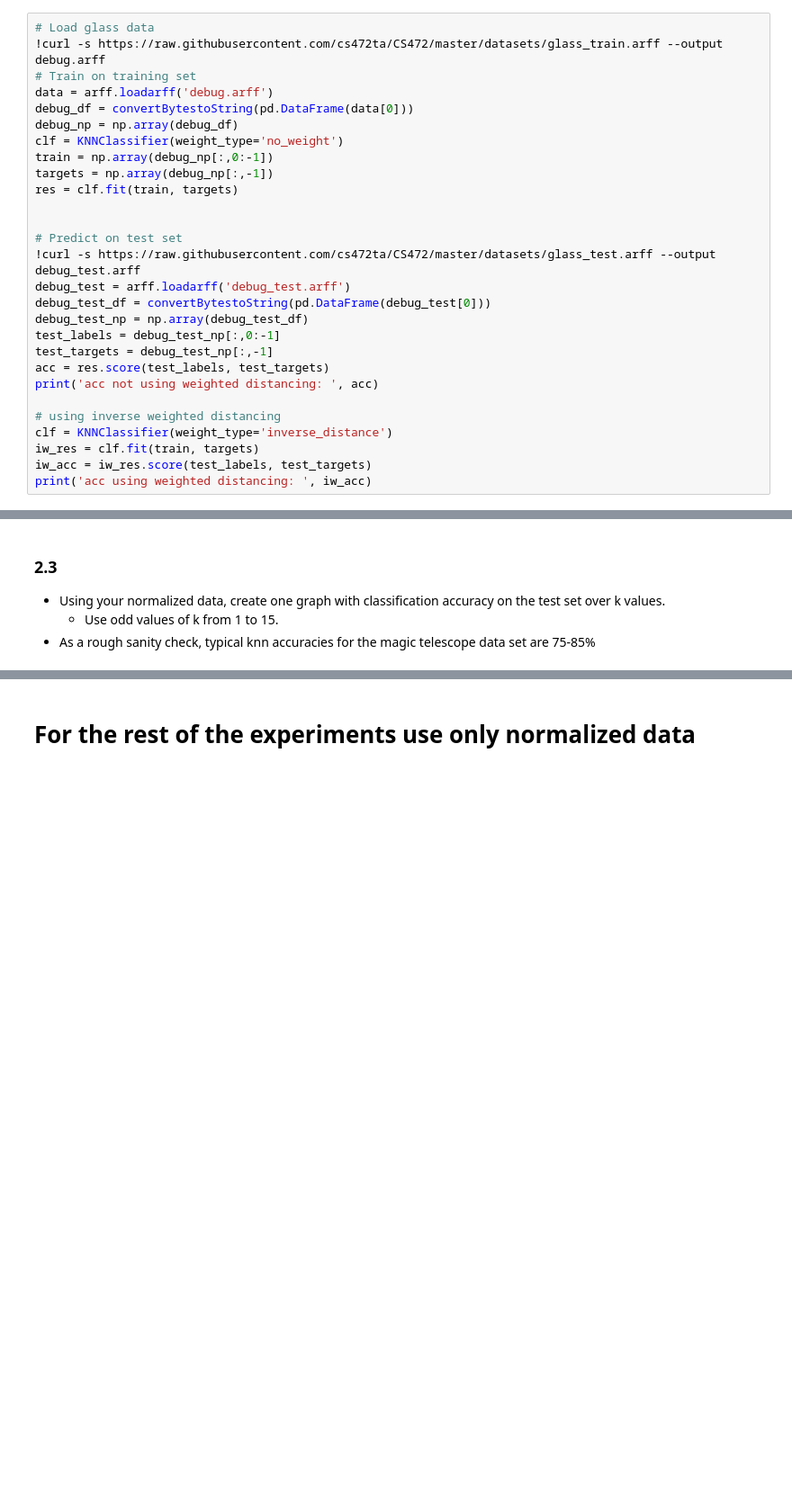
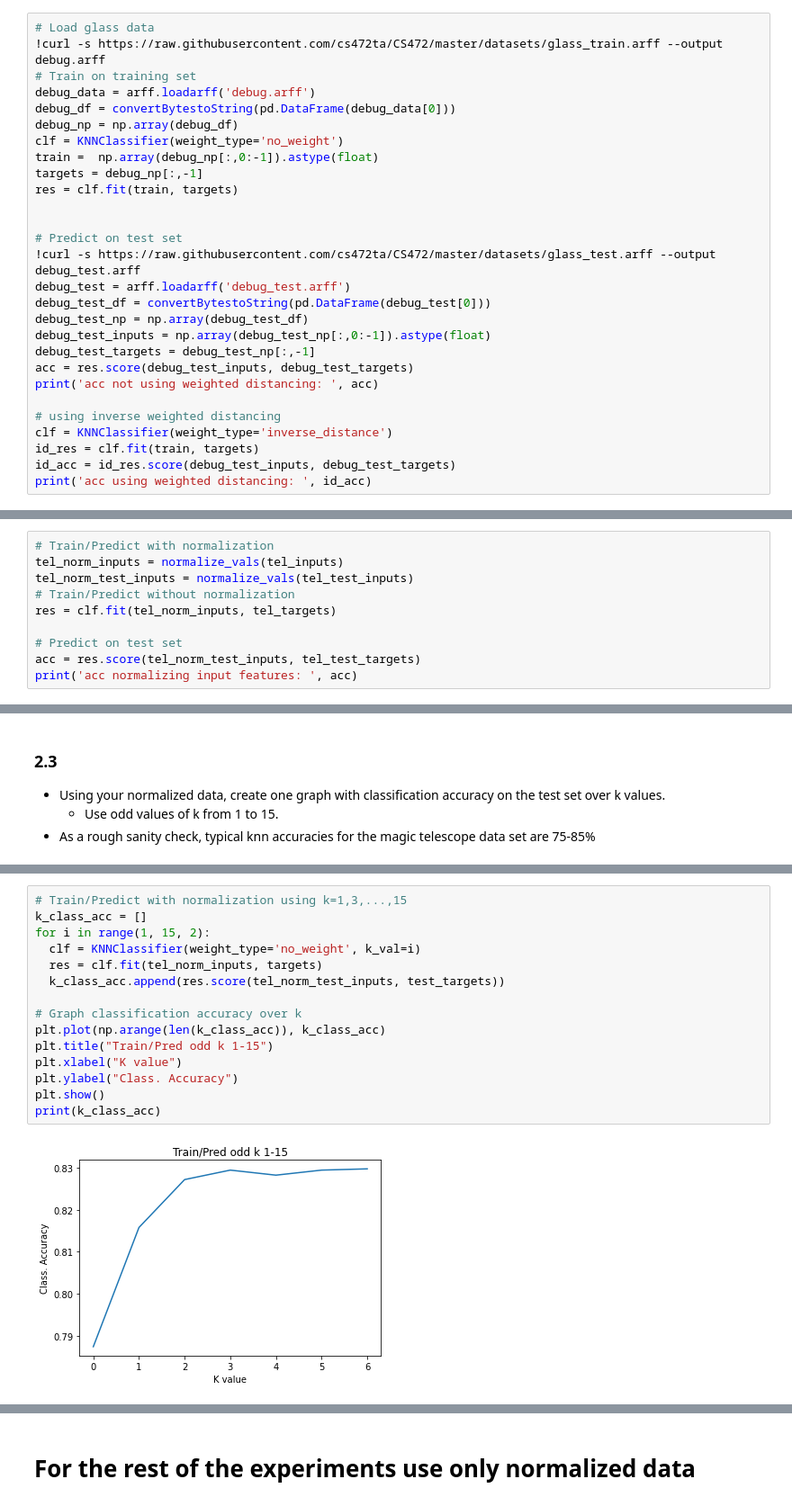
Before and after one commit to alexheiner/CS472-Labs, a Jupyter notebook: Lab4/lab_4_knn.ipynb, the cells around one changed output, grey strips where cells are left out. Shown at 90% size. Drawn from its saved outputs; the diff is of its cells as text; blank space fills up the shorter version.

```diff
--- a/Lab4/lab_4_knn.ipynb
+++ b/Lab4/lab_4_knn.ipynb
@@ -175,12 +174,12 @@ def convertBytestoString(df):
 # Load glass data
 !curl -s https://raw.githubusercontent.com/cs472ta/CS472/master/datasets/glass_train.arff --output debug.arff
 # Train on training set
-data = arff.loadarff('debug.arff')
-debug_df = convertBytestoString(pd.DataFrame(data[0]))
+debug_data = arff.loadarff('debug.arff')
+debug_df = convertBytestoString(pd.DataFrame(debug_data[0]))
 debug_np = np.array(debug_df)
 clf = KNNClassifier(weight_type='no_weight')
-train = np.array(debug_np[:,0:-1])
-targets = np.array(debug_np[:,-1])
+train =  np.array(debug_np[:,0:-1]).astype(float)
+targets = debug_np[:,-1]
 res = clf.fit(train, targets)
 
 
@@ -189,16 +188,16 @@ res = clf.fit(train, targets)
 debug_test = arff.loadarff('debug_test.arff')
 debug_test_df = convertBytestoString(pd.DataFrame(debug_test[0]))
 debug_test_np = np.array(debug_test_df)
-test_labels = debug_test_np[:,0:-1]
-test_targets = debug_test_np[:,-1]
-acc = res.score(test_labels, test_targets)
+debug_test_inputs = np.array(debug_test_np[:,0:-1]).astype(float)
+debug_test_targets = debug_test_np[:,-1]
+acc = res.score(debug_test_inputs, debug_test_targets)
 print('acc not using weighted distancing: ', acc)
 
 # using inverse weighted distancing
 clf = KNNClassifier(weight_type='inverse_distance')
-iw_res = clf.fit(train, targets)
-iw_acc = iw_res.score(test_labels, test_targets)
-print('acc using weighted distancing: ', iw_acc)
+id_res = clf.fit(train, targets)
+id_acc = id_res.score(debug_test_inputs, debug_test_targets)
+print('acc using weighted distancing: ', id_acc)
 # %% [output]
 acc not using weighted distancing:  0.6829268292682927
 acc using weighted distancing:  0.7439024390243902
@@ -236,0 +273,10 @@ def normalize_vals(inputs):
+# %%
+# Train/Predict with normalization
+tel_norm_inputs = normalize_vals(tel_inputs)
+tel_norm_test_inputs = normalize_vals(tel_test_inputs)
+# Train/Predict without normalization
+res = clf.fit(tel_norm_inputs, tel_targets)
+
+# Predict on test set
+acc = res.score(tel_norm_test_inputs, tel_test_targets)
+print('acc normalizing input features: ', acc)
@@ -248,0 +293,17 @@ def normalize_vals(inputs):
+# %%
+# Train/Predict with normalization using k=1,3,...,15
+k_class_acc = []
+for i in range(1, 15, 2):
+  clf = KNNClassifier(weight_type='no_weight', k_val=i)
+  res = clf.fit(tel_norm_inputs, targets)
+  k_class_acc.append(res.score(tel_norm_test_inputs, test_targets))
+
+# Graph classification accuracy over k
+plt.plot(np.arange(len(k_class_acc)), k_class_acc)
+plt.title("Train/Pred odd k 1-15")
+plt.xlabel("K value")
+plt.ylabel("Class. Accuracy")
+plt.show()
+print(k_class_acc)
+# %% [output]
+[figure, added]
```
Also changed, not shown: parts of 17 cells of this notebook, 4 other files.
